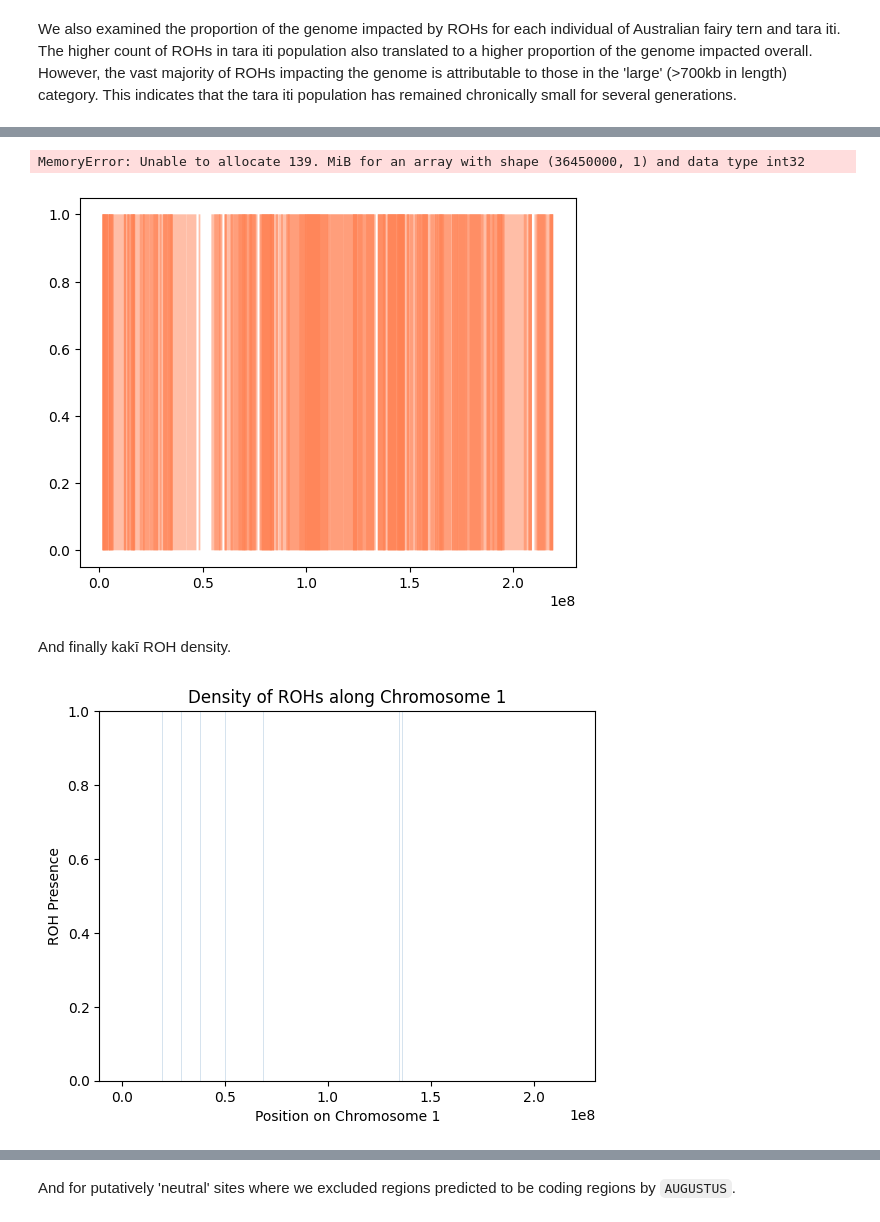
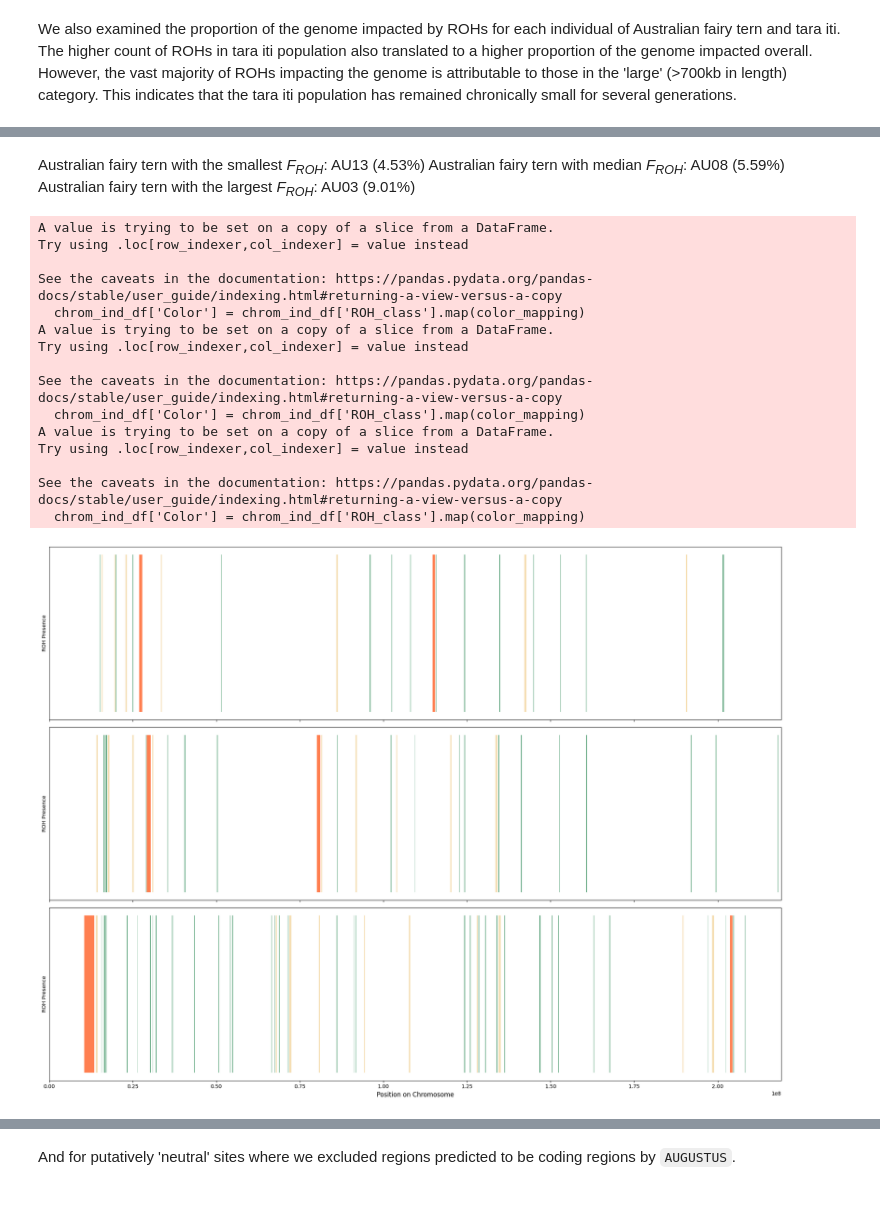
Before and after one commit to janawold1/2026_S_nereis_Cons_Gen, a Jupyter notebook: 06_visualisations.ipynb, the cells around one changed output, grey strips where cells are left out. Drawn from its saved outputs; the diff is of its cells as text; code cells hidden in the pictures.

```diff
--- a/06_visualisations.ipynb
+++ b/06_visualisations.ipynb
@@ -197,39 +92,0 @@ In contrast to Australian fairy terns, tara iti ROH density was much higher acro
-# %%
-chr1_size = range(0, 219000000, 1000)
-
-#plot_roh_density(nz_sm_presence, chr1_size, alpha_multiplier=0.7, plot_color='seagreen')
-#plot_roh_density(nz_md_presence, chr1_size, alpha_multiplier=0.7, plot_color='wheat')
-plot_roh_density(nz_lg_presence, chr1_size, alpha_multiplier=0.7, plot_color='coral')
-
-# Customize plot
-plt.xlabel('Position on Chromosome 1')
-plt.ylabel('ROH Presence')
-plt.title('Density of ROHs along Chromosome 1')
-plt.ylim(0, 1)  # Set y-axis limits to show presence (1) and absence (0)
-
-# Save and show plot
-plt.savefig('plots/NZ_large_ROH_density.png', dpi=300, bbox_inches='tight')
-plt.show()
-# %% [output]
-MemoryError: Unable to allocate 139. MiB for an array with shape (36450000, 1) and data type int32
-[figure, removed]
-# %% [markdown]
-And finally kakī ROH density.
-# %%
-chr1_size = range(0, 219000000, 1000)
-
-#plot_roh_density(ki_sm_presence, chr1_size, alpha_multiplier=0.7, plot_color='seagreen')
-#plot_roh_density(ki_md_presence, chr1_size, alpha_multiplier=0.7, plot_color='wheat')
-plot_roh_density(ki_lg_presence, chr1_size, alpha_multiplier=0.7, plot_color='coral')
-
-# Customize plot
-plt.xlabel('Position on Chromosome 1')
-plt.ylabel('ROH Presence')
-plt.title('Density of ROHs along Chromosome 1')
-plt.ylim(0, 1)  # Set y-axis limits to show presence (1) and absence (0)
-
-# Save and show plot
-plt.savefig('plots/NZ_large_ROH_density.png', dpi=300, bbox_inches='tight')
-plt.show()
-# %% [output]
-[figure, removed]
@@ -235,0 +150,27 @@ plt.show()
+# %% [markdown]
+Australian fairy tern with the smallest *F<sub>ROH</sub>*: AU13 (4.53%)
+Australian fairy tern with median *F<sub>ROH</sub>*: AU08 (5.59%)
+Australian fairy tern with the largest *F<sub>ROH</sub>*: AU03 (9.01%)
+# %%
+chrom = 'CM020437.1_RagTag'
+individuals = ['AU13', 'AU08', 'AU03']
+
+plot_rohs(roh, chrom, individuals, chr1_size, color_mapping=color_mapping)
+plt.savefig('plots/AU_ROH_positions.png', dpi=300, bbox_inches='tight')
+# %% [output]
+A value is trying to be set on a copy of a slice from a DataFrame.
+Try using .loc[row_indexer,col_indexer] = value instead
+
+See the caveats in the documentation: https://pandas.pydata.org/pandas-docs/stable/user_guide/indexing.html#returning-a-view-versus-a-copy
+  chrom_ind_df['Color'] = chrom_ind_df['ROH_class'].map(color_mapping)
+A value is trying to be set on a copy of a slice from a DataFrame.
+Try using .loc[row_indexer,col_indexer] = value instead
+
+See the caveats in the documentation: https://pandas.pydata.org/pandas-docs/stable/user_guide/indexing.html#returning-a-view-versus-a-copy
+  chrom_ind_df['Color'] = chrom_ind_df['ROH_class'].map(color_mapping)
+A value is trying to be set on a copy of a slice from a DataFrame.
+Try using .loc[row_indexer,col_indexer] = value instead
+
+See the caveats in the documentation: https://pandas.pydata.org/pandas-docs/stable/user_guide/indexing.html#returning-a-view-versus-a-copy
+  chrom_ind_df['Color'] = chrom_ind_df['ROH_class'].map(color_mapping)
+[figure, added]
```
Also changed, not shown: parts of 90 cells of this notebook, 28 other files.
